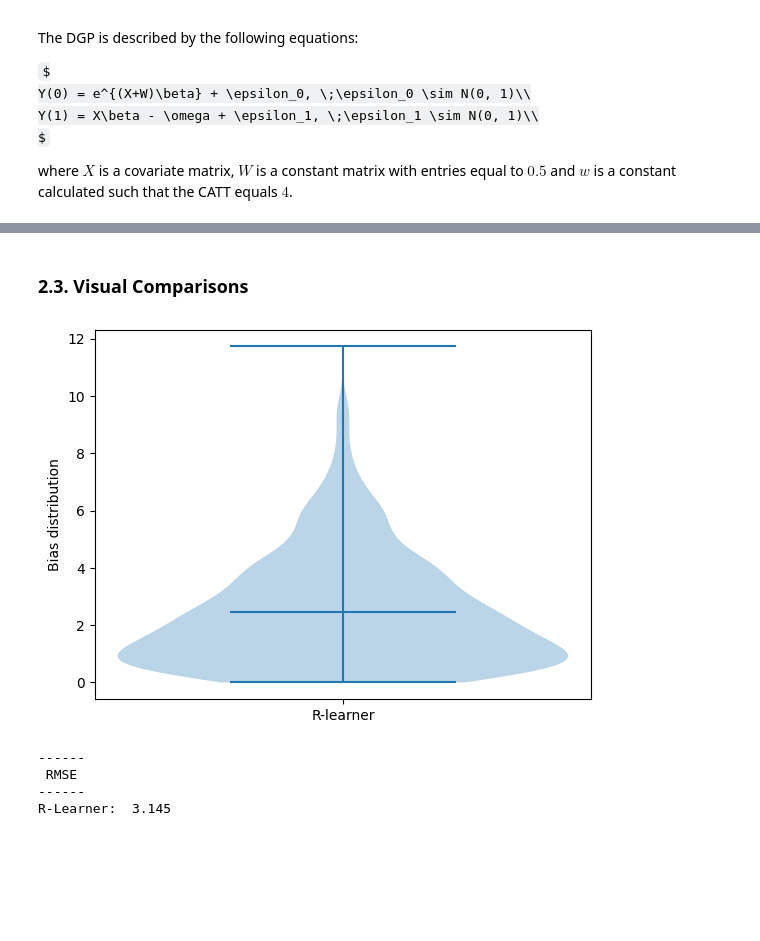
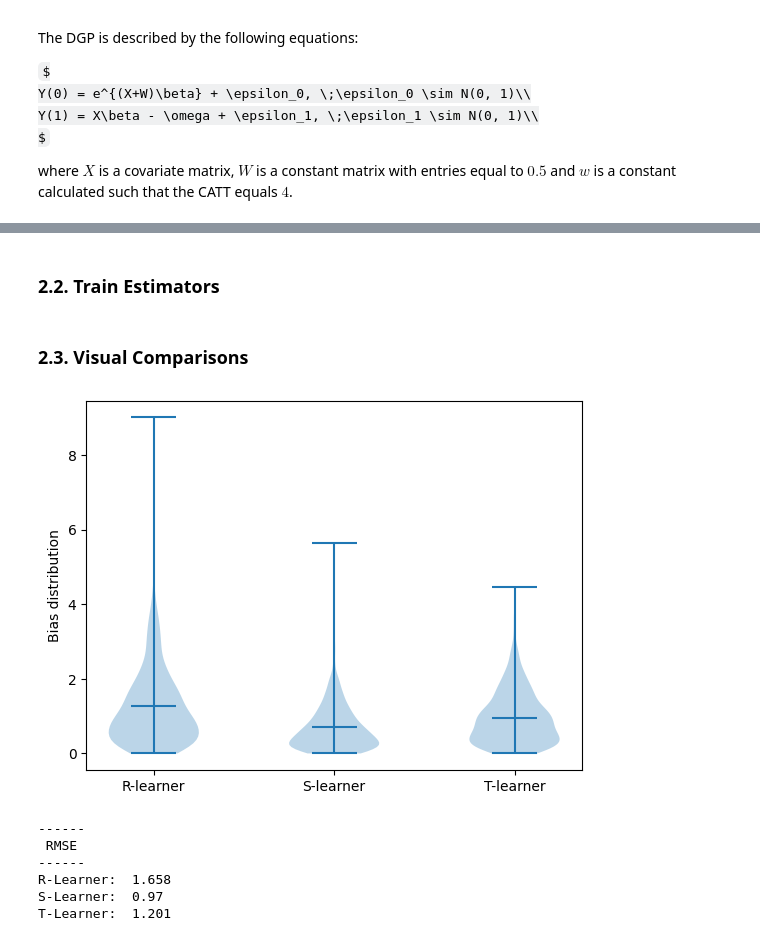
Before and after one commit to sjmoy90/r-learner, a Jupyter notebook: notebooks/example.ipynb, the cells around one changed output, grey strips where cells are left out. Saved outputs shown, nothing was run; the diff lists cells and outputs as text; code cells hidden in the pictures; some formulas as TeX source; blank space fills up the shorter version.

```diff
--- a/notebooks/example.ipynb
+++ b/notebooks/example.ipynb
@@ -108,3 +132,20 @@ Best hyperparameters for tau_model:
+# %%
+# instantiate initial model architecture
+params = {
+    'max_depth': 6,
+    'n_estimators': 100,
+    'min_child_weight': 1e-2,
+    'objective': 'reg:squarederror'
+}
+mu1_model = XGBRegressor(**params)
+mu0_model = XGBRegressor(**params)
+T_learner = TLearner(mu1_model=mu1_model, mu0_model=mu0_model)
+
+# fit
+T_learner.fit(X, Y, T)
+
+# predict on test data
+T_te = T_learner.predict(X_test)
 # %% [markdown]
 ### 1.3. Visual Comparisons
 # %%
@@ -156,24 +211,43 @@ Y, T, X, expected_te = generate_data_example2(seed=123)
+# %% [markdown]
+### 2.2. Train Estimators
 # %%
 # R-learner
 R_learner.fit(X, Y, T)
 R_te = R_learner.predict(X)
+# %%
+# S-learner
+S_learner.fit(X, Y, T)
+S_te = S_learner.predict(X)
+# %%
+# T-learner
+T_learner.fit(X, Y, T)
+T_te = T_learner.predict(X)
 # %% [markdown]
 ### 2.3. Visual Comparisons
 # %%
 # Visualization of bias distribution
-plt.violinplot([np.abs(R_te - expected_te)], showmeans=True)
+plt.violinplot(
+    [
+        np.abs(R_te - expected_te),
+        np.abs(S_te - expected_te),
+        np.abs(T_te - expected_te)
+    ], showmeans=True)
 plt.ylabel("Bias distribution")
-plt.xticks([1], ['R-learner'])
+plt.xticks([1, 2, 3], ['R-learner', 'S-learner', 'T-learner'])
 plt.show()
 # %% [output]
-[figure, old version]
+[figure, new version]
-# %%
-print('------')
-print(' RMSE ')
-print('------')
-print('R-Learner: ', np.round(np.sqrt(np.mean((R_te - expected_te) ** 2)), 3))
-# %% [output]
-------
- RMSE
-------
-R-Learner:  3.145
+# %%
+print('------')
+print(' RMSE ')
+print('------')
+print('R-Learner: ', np.round(np.sqrt(np.mean((R_te - expected_te) ** 2)), 3))
+print('S-Learner: ', np.round(np.sqrt(np.mean((S_te - expected_te) ** 2)), 3))
+print('T-Learner: ', np.round(np.sqrt(np.mean((T_te - expected_te) ** 2)), 3))
+# %% [output]
+------
+ RMSE
+------
+R-Learner:  1.658
+S-Learner:  0.97
+T-Learner:  1.201
```
Also changed, not shown: parts of 26 cells of this notebook, 3 other files.
